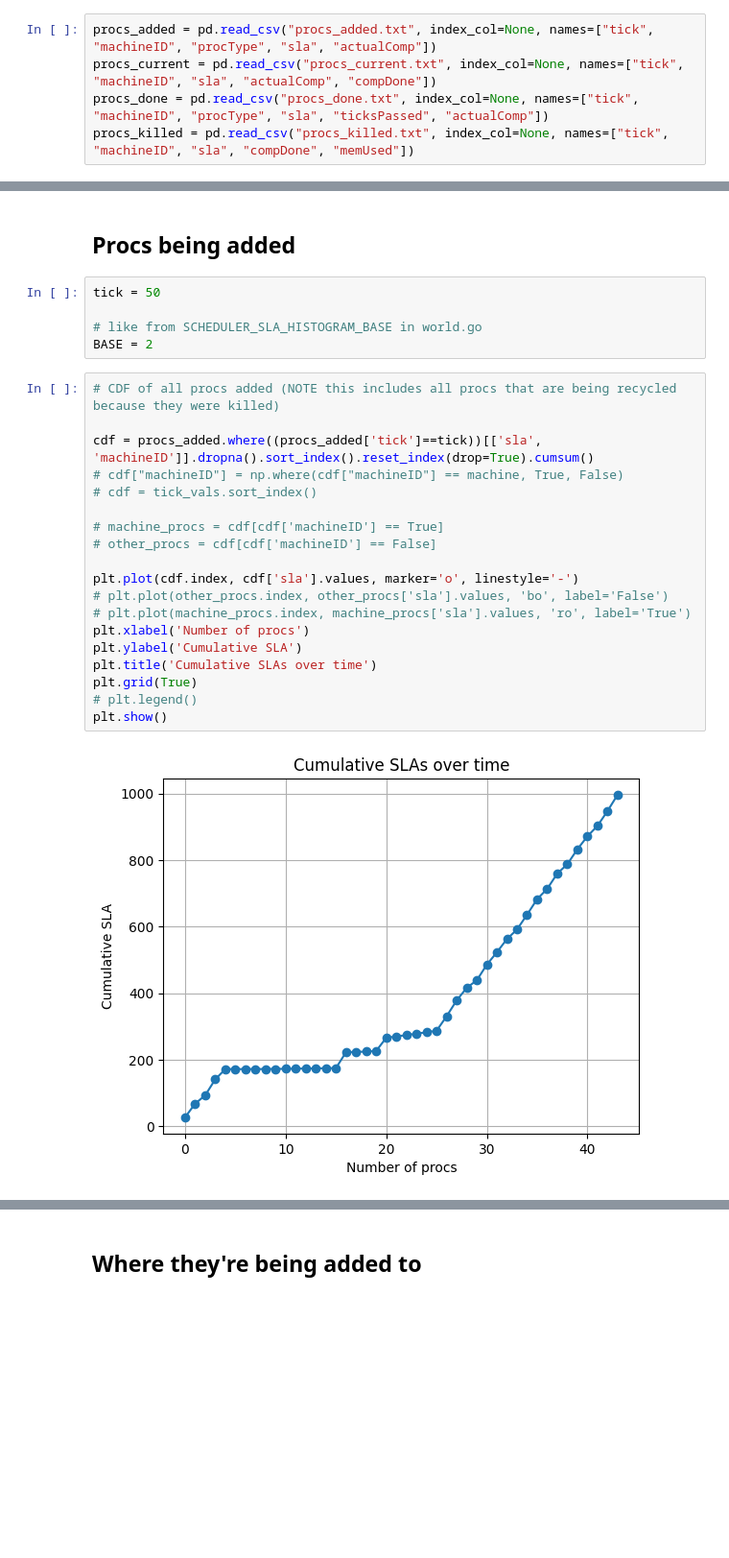
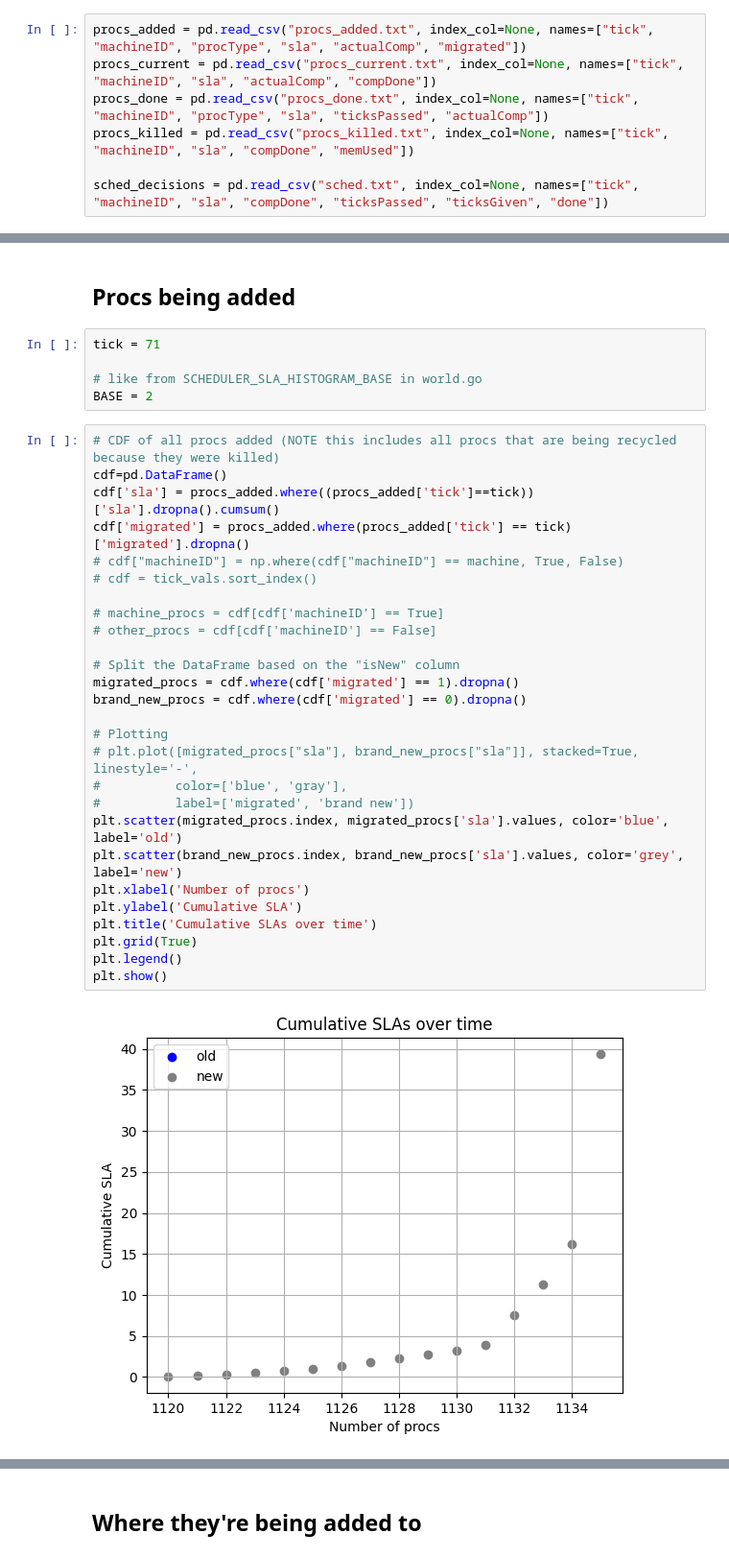
Before and after one commit to hannahmanuela/scheduler-simulator, a Jupyter notebook: results/analyze_output.ipynb, the cells around one changed output, grey strips where cells are left out. Shown at 96% size. Saved outputs shown, nothing was run; the diff lists cells and outputs as text; blank space fills up the shorter version.

Commit message:
added scheduler output

```diff
--- a/results/analyze_output.ipynb
+++ b/results/analyze_output.ipynb
@@ -13,10 +13,12 @@ please provide us feedback at https://github.com/pandas-dev/pandas/issues/54466
 
   import pandas as pd
 # %%
-procs_added = pd.read_csv("procs_added.txt", index_col=None, names=["tick", "machineID", "procType", "sla", "actualComp"])
+procs_added = pd.read_csv("procs_added.txt", index_col=None, names=["tick", "machineID", "procType", "sla", "actualComp", "migrated"])
 procs_current = pd.read_csv("procs_current.txt", index_col=None, names=["tick", "machineID", "sla", "actualComp", "compDone"])
 procs_done = pd.read_csv("procs_done.txt", index_col=None, names=["tick", "machineID", "procType", "sla", "ticksPassed", "actualComp"])
 procs_killed = pd.read_csv("procs_killed.txt", index_col=None, names=["tick", "machineID", "sla", "compDone", "memUsed"])
+
+sched_decisions = pd.read_csv("sched.txt", index_col=None, names=["tick", "machineID", "sla", "compDone", "ticksPassed", "ticksGiven", "done"])
 # %% [markdown]
 # To find problem times/areas
 # %% [markdown]
@@ -143,28 +130,36 @@ plt.show()
 # %% [markdown]
 ## Procs being added
 # %%
-tick = 50
+tick = 71
 
 # like from SCHEDULER_SLA_HISTOGRAM_BASE in world.go
 BASE = 2
 # %%
 # CDF of all procs added (NOTE this includes all procs that are being recycled because they were killed)
-
-cdf = procs_added.where((procs_added['tick']==tick))[['sla', 'machineID']].dropna().sort_index().reset_index(drop=True).cumsum()
+cdf=pd.DataFrame()
+cdf['sla'] = procs_added.where((procs_added['tick']==tick))['sla'].dropna().cumsum()
+cdf['migrated'] = procs_added.where(procs_added['tick'] == tick)['migrated'].dropna()
 # cdf["machineID"] = np.where(cdf["machineID"] == machine, True, False)
 # cdf = tick_vals.sort_index()
 
 # machine_procs = cdf[cdf['machineID'] == True]
 # other_procs = cdf[cdf['machineID'] == False]
 
-plt.plot(cdf.index, cdf['sla'].values, marker='o', linestyle='-')
-# plt.plot(other_procs.index, other_procs['sla'].values, 'bo', label='False')
-# plt.plot(machine_procs.index, machine_procs['sla'].values, 'ro', label='True')
+# Split the DataFrame based on the "isNew" column
+migrated_procs = cdf.where(cdf['migrated'] == 1).dropna()
+brand_new_procs = cdf.where(cdf['migrated'] == 0).dropna()
+
+# Plotting
+# plt.plot([migrated_procs["sla"], brand_new_procs["sla"]], stacked=True, linestyle='-',
+#          color=['blue', 'gray'],
+#          label=['migrated', 'brand new'])
+plt.scatter(migrated_procs.index, migrated_procs['sla'].values, color='blue', label='old')
+plt.scatter(brand_new_procs.index, brand_new_procs['sla'].values, color='grey', label='new')
 plt.xlabel('Number of procs')
 plt.ylabel('Cumulative SLA')
 plt.title('Cumulative SLAs over time')
 plt.grid(True)
-# plt.legend()
+plt.legend()
 plt.show()
 # %% [output]
-[figure, old version]
+[figure, new version]
```
Also changed, not shown: parts of 14 cells of this notebook, 8 other files.
